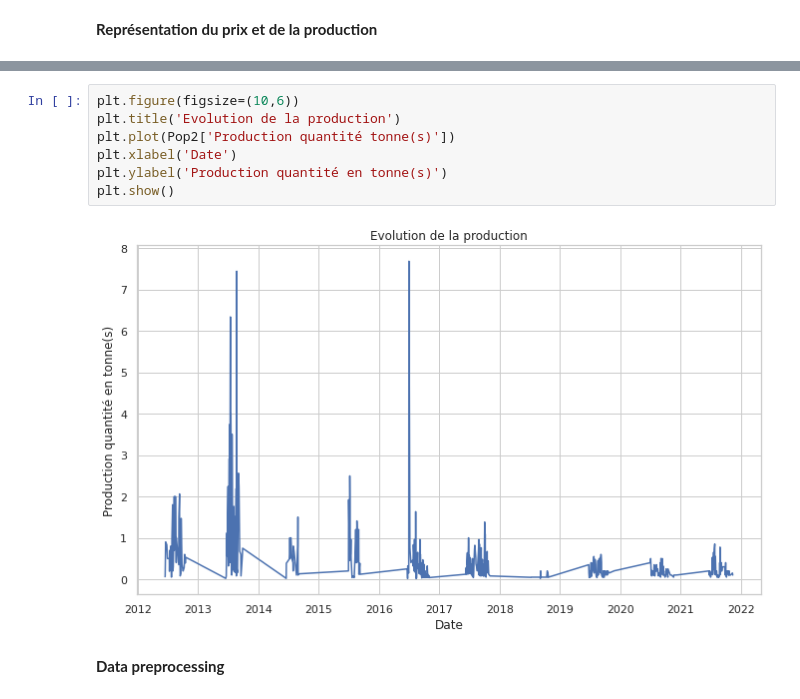
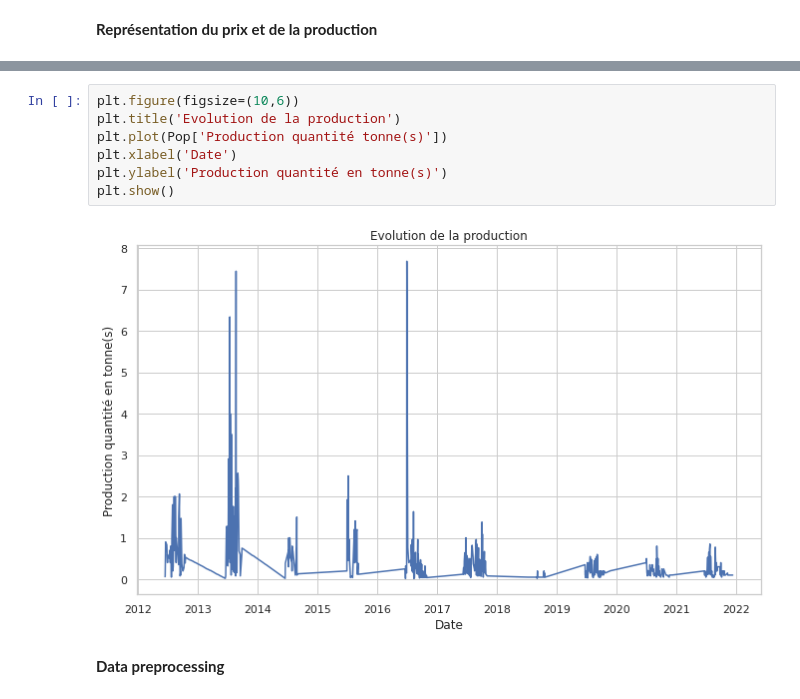
Before and after one commit to Lydu7979/Projet_Chef_d-oeuvre_Flask_bis, a Jupyter notebook: search/models/LSTM/LSTM.ipynb, the cells around one changed output, grey strips where cells are left out. Cells and saved outputs as stored; diff of their text form.

```diff
--- a/search/models/LSTM/LSTM.ipynb
+++ b/search/models/LSTM/LSTM.ipynb
@@ -161,12 +144,12 @@ plt.show()
 # %%
 plt.figure(figsize=(10,6))
 plt.title('Evolution de la production')
-plt.plot(Pop2['Production quantité tonne(s)'])
+plt.plot(Pop['Production quantité tonne(s)'])
 plt.xlabel('Date')
 plt.ylabel('Production quantité en tonne(s)')
 plt.show()
 # %% [output]
-[figure, old version]
+[figure, new version]
 # %% [markdown]
 **Data preprocessing**
 # %%
```
Also changed, not shown: parts of 47 cells of this notebook.
